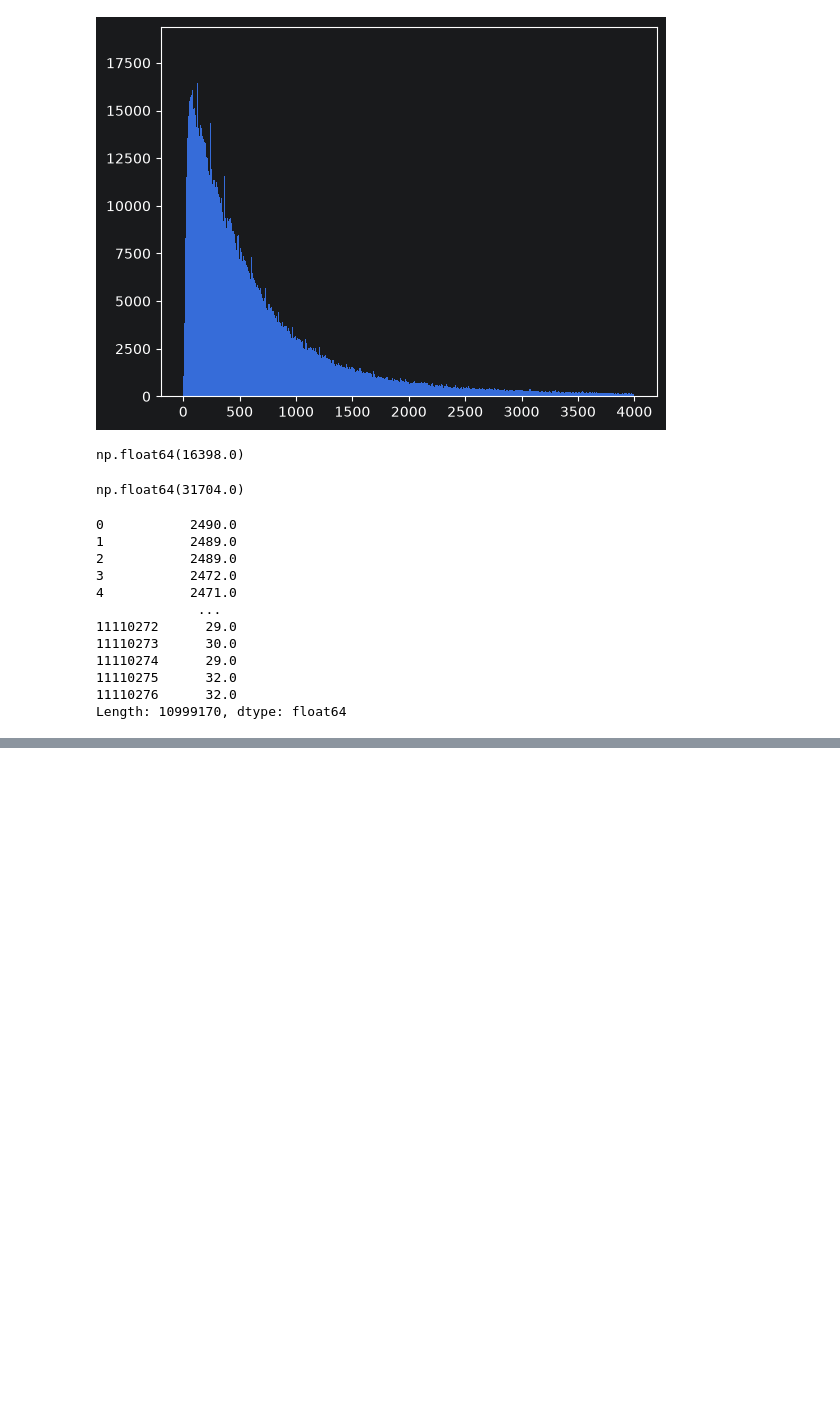
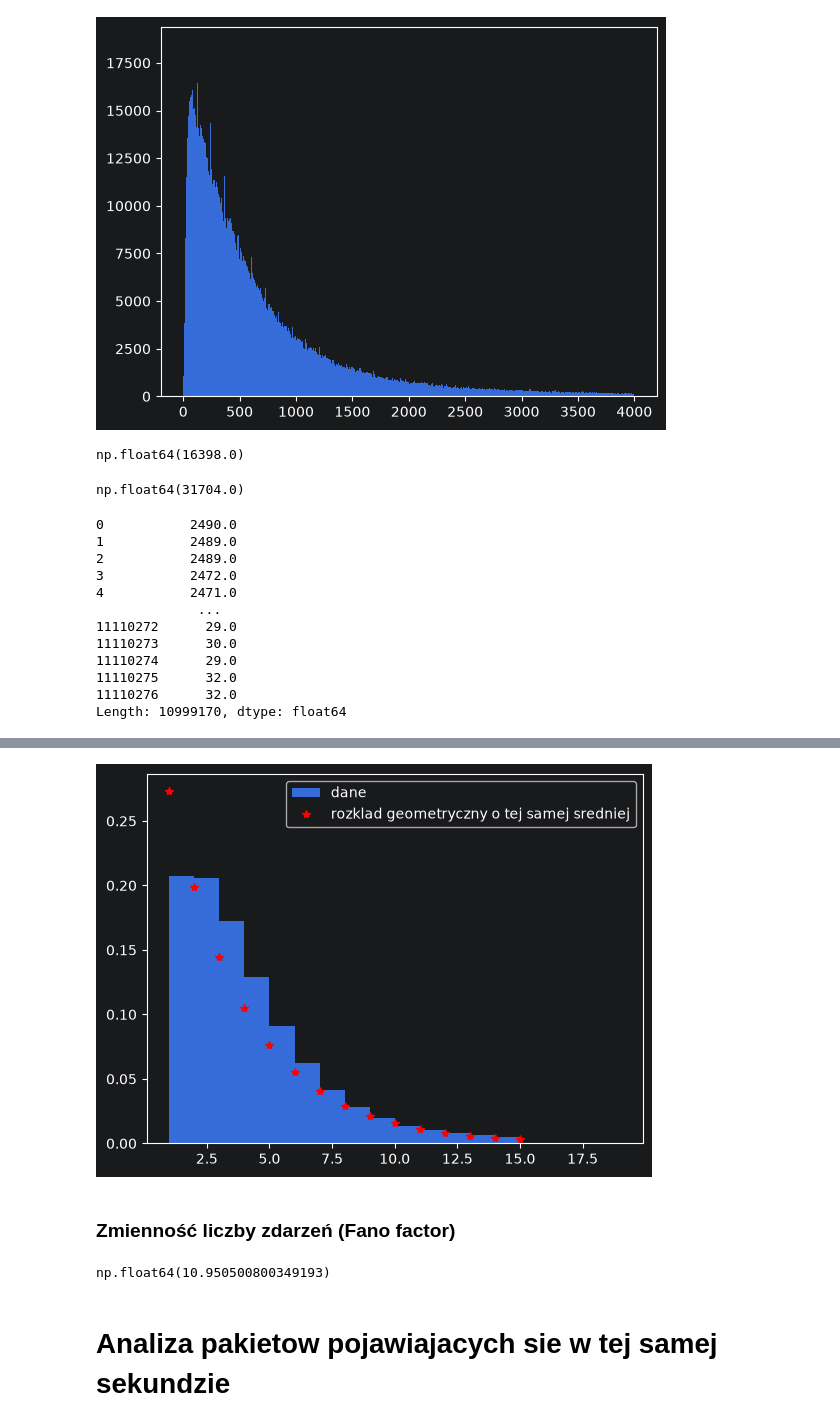
Before and after one commit to wiedzmin1414/bitcoin-node-data, a Jupyter notebook: analiza_czasow_przybycia_tranzakcji.ipynb, the cells around one changed output, grey strips where cells are left out. Drawn from its saved outputs; the diff is of its cells as text; code cells hidden in the pictures; blank space fills up the shorter version.

Commit message:
Analiza dni zbieranych danych

```diff
--- a/analiza_czasow_przybycia_tranzakcji.ipynb
+++ b/analiza_czasow_przybycia_tranzakcji.ipynb
@@ -510,0 +606,3 @@ plt.show()
+# %%
+ile15 = ile_obserwacji_w_sekundzie[ile_obserwacji_w_sekundzie < 15]
+ile15
@@ -510,0 +623,21 @@ plt.show()
+# %%
+plt.hist(ile15,  bins = [i for i in range(1, 20)], density = True, label = "dane")
+
+p = 1 / np.mean(ile15)
+x = np.linspace(1, 15, 15)
+f = (1-p)**(x-1) * p
+plt.plot(x, f, 'r*', label='rozklad geometryczny o tej samej sredniej')
+
+plt.legend()
+plt.show()
+# %% [output]
+[figure, added]
+# %% [markdown]
+### Zmienność liczby zdarzeń (Fano factor)
+# %%
+F = np.var(ile140) / np.mean(ile140)
+F
+# %% [output]
+np.float64(10.950500800349193)
+# %% [markdown]
+# Analiza pakietow pojawiajacych sie w tej samej sekundzie
```
Also changed, not shown: parts of 28 cells of this notebook, 1 other file.
